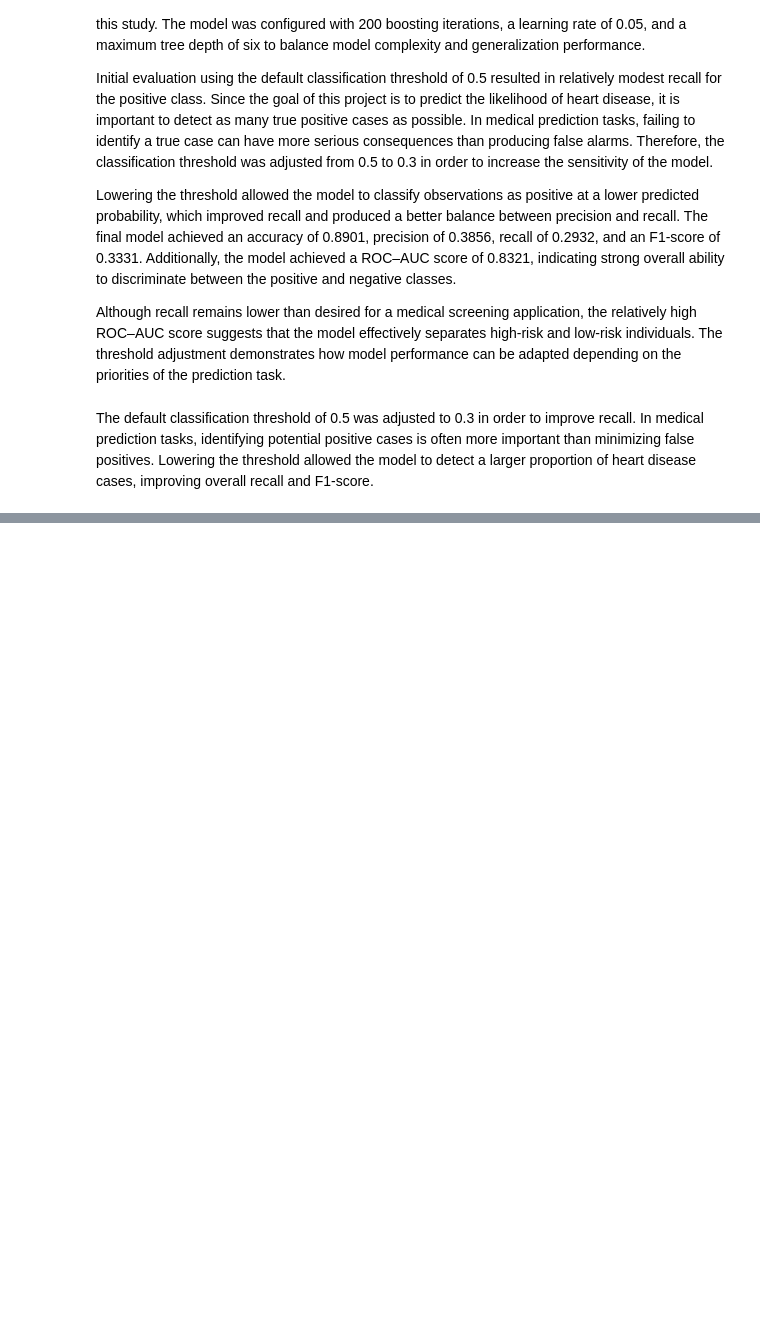
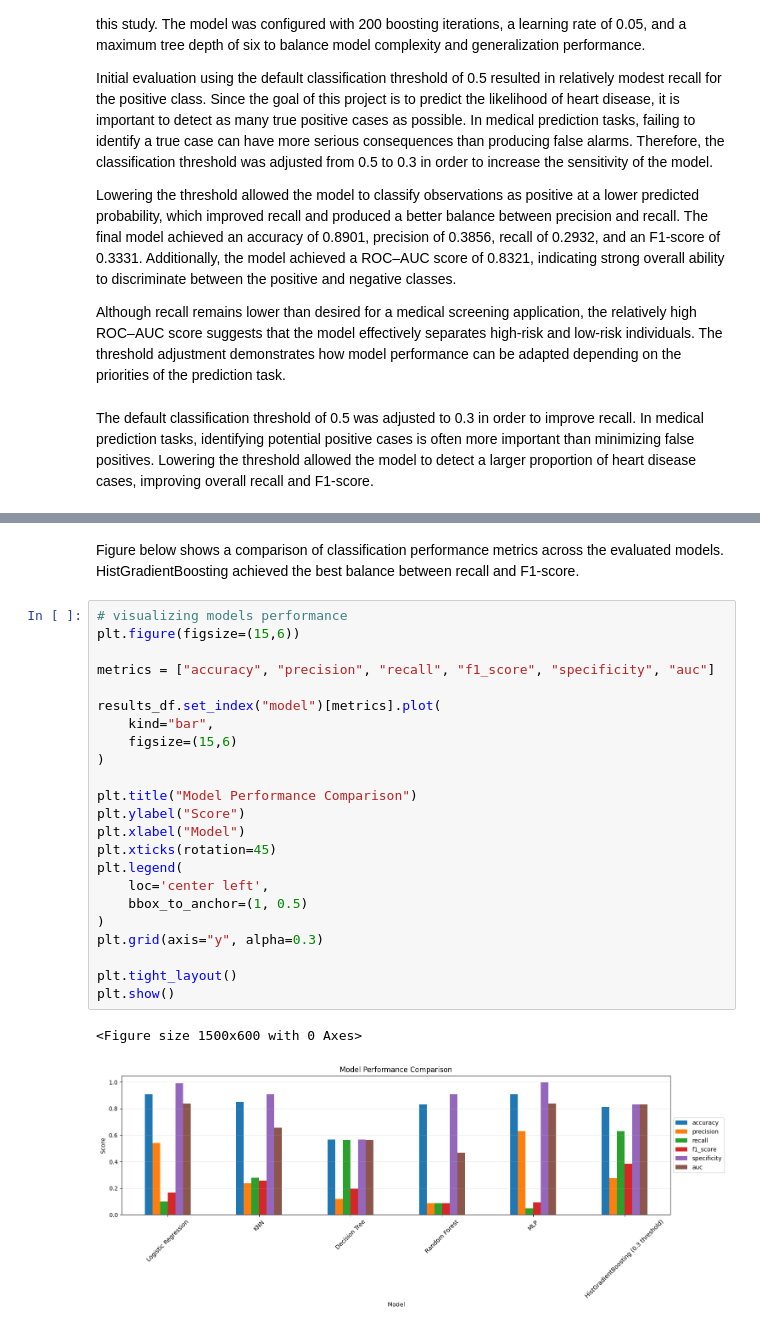
Before and after one commit to leonardsangoroh/AIFoundations, a Jupyter notebook: AssessmentOne/heart-attack-prediction-assignment.ipynb, the cells around one changed output, grey strips where cells are left out. Drawn from its saved outputs; the diff is of its cells as text; blank space fills up the shorter version.

```diff
--- a/AssessmentOne/heart-attack-prediction-assignment.ipynb
+++ b/AssessmentOne/heart-attack-prediction-assignment.ipynb
@@ -683,0 +829,28 @@ F1-score  : 0.385414891804396
+# %% [markdown]
+Figure below shows a comparison of classification performance metrics across the evaluated models. HistGradientBoosting achieved the best balance between recall and F1-score.
+# %%
+# visualizing models performance
+plt.figure(figsize=(15,6))
+
+metrics = ["accuracy", "precision", "recall", "f1_score", "specificity", "auc"]
+
+results_df.set_index("model")[metrics].plot(
+    kind="bar",
+    figsize=(15,6)
+)
+
+plt.title("Model Performance Comparison")
+plt.ylabel("Score")
+plt.xlabel("Model")
+plt.xticks(rotation=45)
+plt.legend(
+    loc='center left',
+    bbox_to_anchor=(1, 0.5)
+)
+plt.grid(axis="y", alpha=0.3)
+
+plt.tight_layout()
+plt.show()
+# %% [output]
+<Figure size 1500x600 with 0 Axes>
+[figure, added]
```
Also changed, not shown: parts of 12 cells of this notebook.
